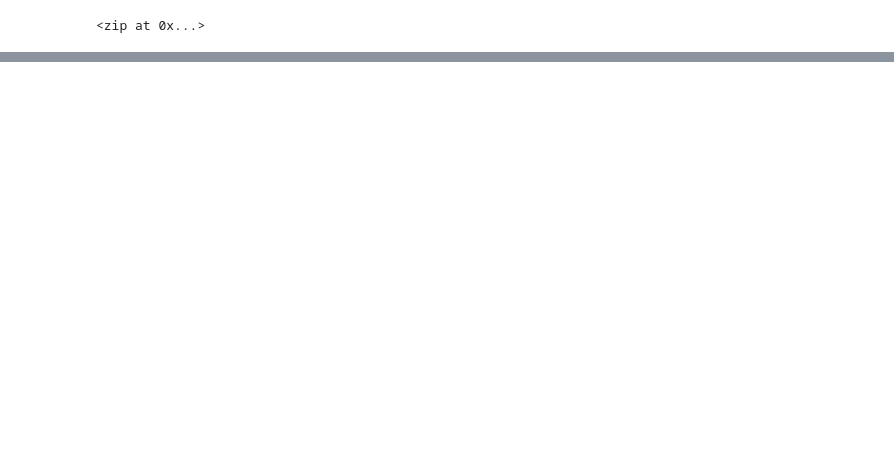
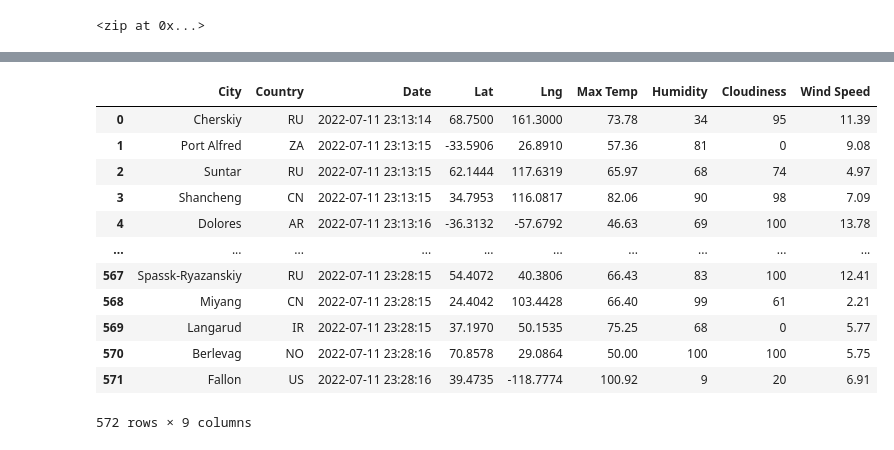
Before and after one commit to KurtOtto90/World_Weather_Analysis, a Jupyter notebook: WeatherPy.ipynb, the cells around one changed output, grey strips where cells are left out. Cells and saved outputs as stored; diff of their text form; code cells hidden in the pictures; blank space fills up the shorter version.

Commit message:
modify gitignore and update weatherPY file

```diff
--- a/WeatherPy.ipynb
+++ b/WeatherPy.ipynb
@@ -11,6 +21,9 @@ lat_lngs = zip(lats, lngs)
 lat_lngs
 # %% [output]
 <zip at 0x...>
+# %%
+# Starting URL for Weather Map API Call.
+url = "http://api.openweathermap.org/data/2.5/weather?units=Imperial&APPID=" + weather_api_key
 # %%
 from citipy import citipy
 # %%
@@ -32,0 +46,10 @@ len(cities)
+# %%
+# Create an empty list to hold the weather data.
+city_data = []
+# Print the beginning of the logging.
+print("Beginning Data Retrieval     ")
+print("-----------------------------")
+
+# Create counters.
+record_count = 1
+set_count = 1
@@ -32,0 +59,12 @@ len(cities)
+# %%
+# Loop through all the cities in our list.
+for i in range(len(cities)):
+
+    # Group cities in sets of 50 for logging purposes.
+    if (i % 50 == 0 and i >= 50):
+        set_count += 1
+        record_count = 1
+        time.sleep(60)
+
+    # Create endpoint URL with each city.
+    city_url = url + "&q=" + cities[i]
@@ -32,0 +143,4 @@ len(cities)
+# %%
+# Convert the array of dictionaries to a Pandas DataFrame.
+city_data_df = pd.DataFrame(city_data)
+city_data_df.head(10)
@@ -32,0 +159,18 @@ len(cities)
+# %%
+new_column_order = ["City", "Country", "Date", "Lat", "Lng", "Max Temp", "Humidity", "Cloudiness", "Wind Speed"]
+city_data_df = city_data_df[new_column_order]
+city_data_df
+# %% [output]
+|  | City | Country | Date | Lat | Lng | Max Temp | Humidity | Cloudiness | Wind Speed |
+| 0 | Cherskiy | RU | 2022-07-11 23:13:14 | 68.7500 | 161.3000 | 73.78 | 34 | 95 | 11.39 |
+| 1 | Port Alfred | ZA | 2022-07-11 23:13:15 | -33.5906 | 26.8910 | 57.36 | 81 | 0 | 9.08 |
+| 2 | Suntar | RU | 2022-07-11 23:13:15 | 62.1444 | 117.6319 | 65.97 | 68 | 74 | 4.97 |
+| 3 | Shancheng | CN | 2022-07-11 23:13:15 | 34.7953 | 116.0817 | 82.06 | 90 | 98 | 7.09 |
+| 4 | Dolores | AR | 2022-07-11 23:13:16 | -36.3132 | -57.6792 | 46.63 | 69 | 100 | 13.78 |
+| ... | ... | ... | ... | ... | ... | ... | ... | ... | ... |
+| 567 | Spassk-Ryazanskiy | RU | 2022-07-11 23:28:15 | 54.4072 | 40.3806 | 66.43 | 83 | 100 | 12.41 |
+| 568 | Miyang | CN | 2022-07-11 23:28:15 | 24.4042 | 103.4428 | 66.40 | 99 | 61 | 2.21 |
+| 569 | Langarud | IR | 2022-07-11 23:28:15 | 37.1970 | 50.1535 | 75.25 | 68 | 0 | 5.77 |
+| 570 | Berlevag | NO | 2022-07-11 23:28:16 | 70.8578 | 29.0864 | 50.00 | 100 | 100 | 5.75 |
+| 571 | Fallon | US | 2022-07-11 23:28:16 | 39.4735 | -118.7774 | 100.92 | 9 | 20 | 6.91 |
+572 rows × 9 columns
```
Also changed, not shown: parts of 8 cells of this notebook, 3 other files.
